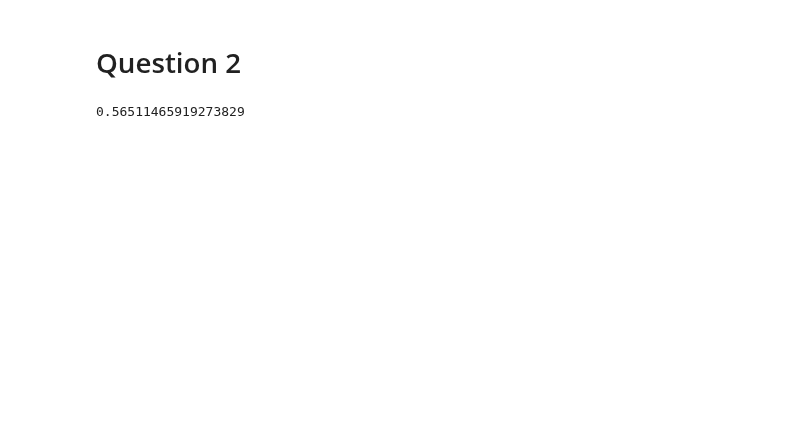
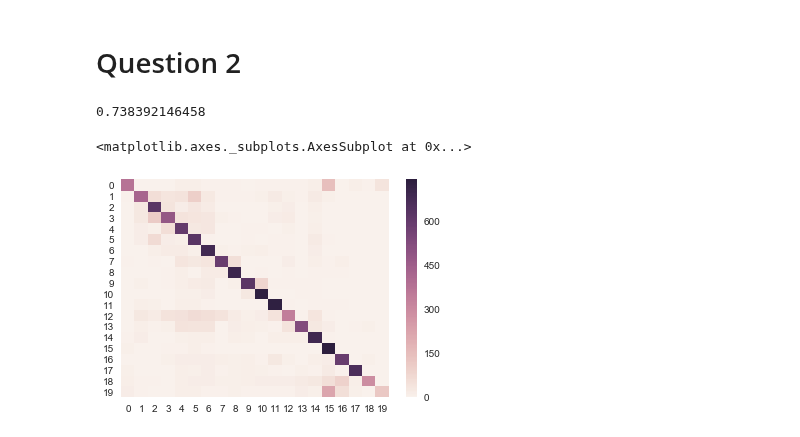
Before and after one commit to raphaelBarman/ADA-dh, a Jupyter notebook: 04 - Applied ML/Homework 4.ipynb, the cells around one changed output. Drawn from its saved outputs; the diff is of its cells as text; code cells hidden in the pictures; blank space fills up the shorter version.

```diff
--- a/04 - Applied ML/Homework 4.ipynb
+++ b/04 - Applied ML/Homework 4.ipynb
@@ -339,8 +310,33 @@ vectors_test = vectorizer.transform(newsgroups_test.data)
+# %%
+#newsgroups = fetch_20newsgroups(subset='all', remove=('headers', 'footers', 'quotes'))
+newsgroups = fetch_20newsgroups(subset='all')
+# %%
+data_size = newsgroups.target.shape[0]
+train_size = ceil(data_size/10)
+validation_size = train_size
+test_size = data_size - train_size - validation_size
+
+x_train = newsgroups.data[:train_size]
+y_train = newsgroups.target[:train_size]
+
+x_validation = newsgroups.data[train_size:2*train_size]
+y_validation = newsgroups.target[train_size:2*train_size]
+
+x_test = newsgroups.data[2*train_size:]
+y_test = newsgroups.target[2*train_size:]
+# %%
+vectorizer = TfidfVectorizer()
+vectors_train = vectorizer.fit_transform(x_train)
+vectors_test = vectorizer.transform(x_test)
+vectors_validation = vectorizer.transform(x_validation)
 # %%
-clf = RandomForestClassifier(n_estimators=100)
-clf.fit(vectors_train, newsgroups_train.target)
+clf = RandomForestClassifier(n_estimators=1000, max_depth=40)
+clf.fit(vectors_train, y_train)
 predictions = clf.predict(vectors_test)
-metrics.f1_score(newsgroups_test.target, predictions, average='macro')
-# do grid-search
+print(metrics.accuracy_score(y_test, predictions))
+confusion_matrix = metrics.confusion_matrix(y_test, predictions)
+sns.heatmap(confusion_matrix)
 # %% [output]
-0.56511465919273829
+0.738392146458
+<matplotlib.axes._subplots.AxesSubplot at 0x...>
+[figure, added]
```
Also changed, not shown: parts of 7 cells of this notebook.
